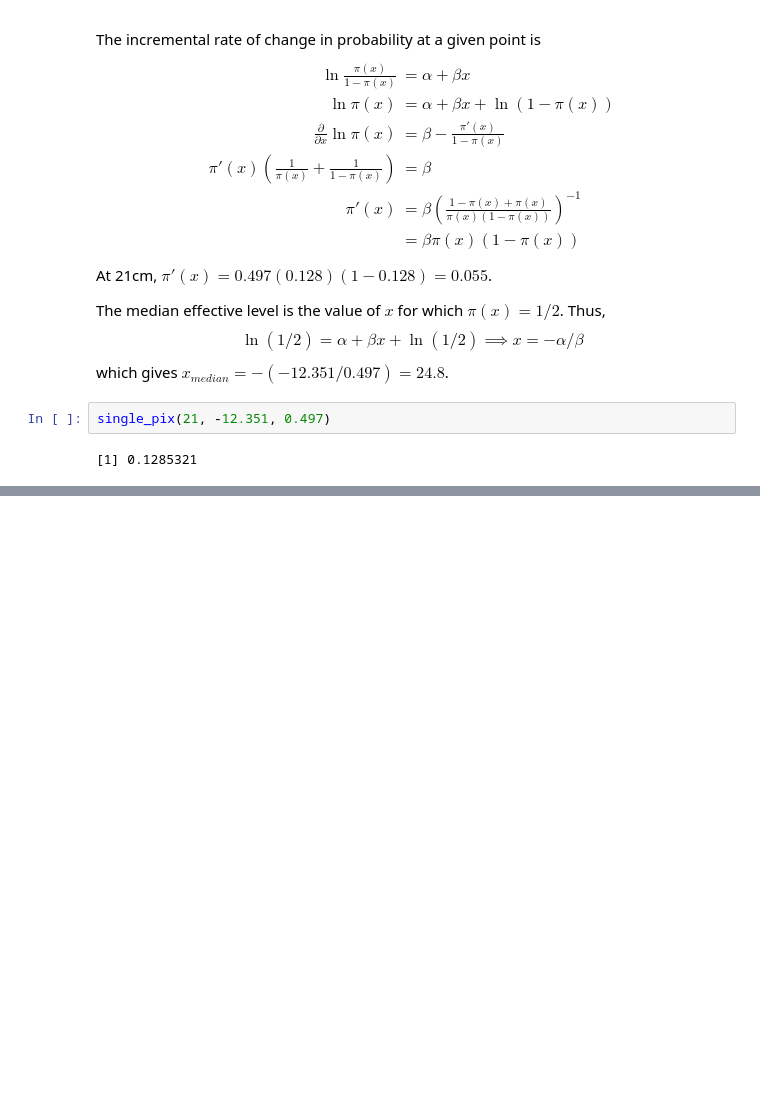
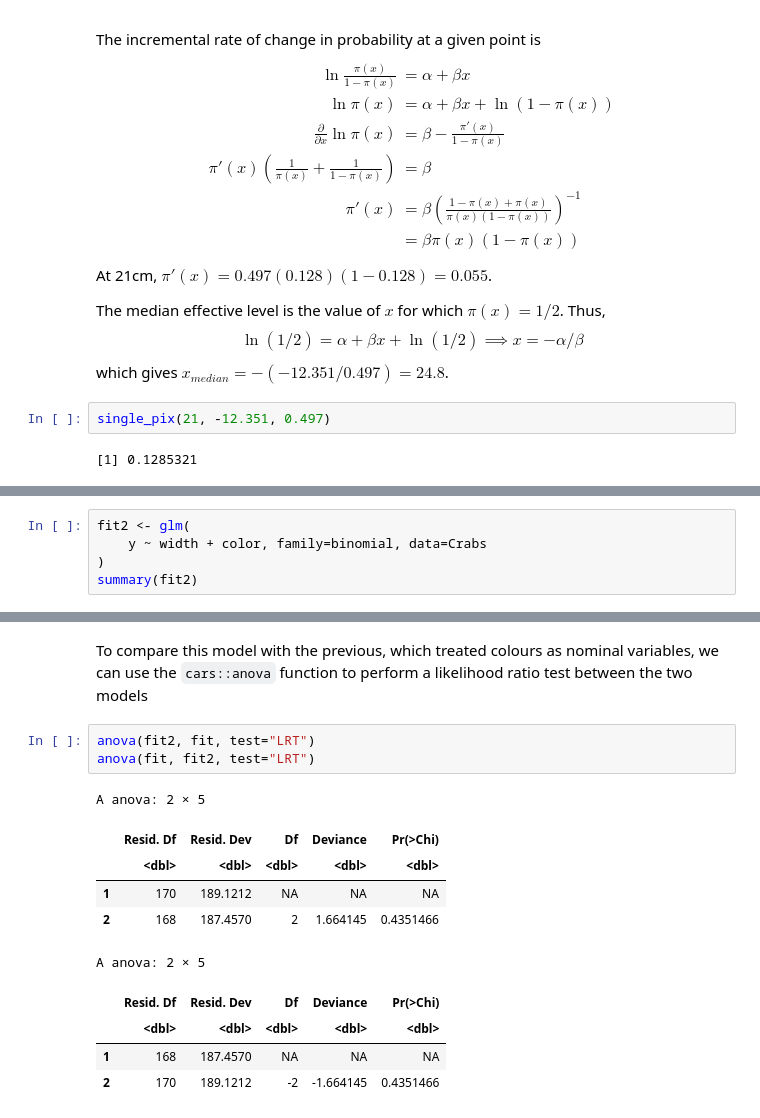
Before and after one commit to haganenoneko/CategoricalDataAnalysis, a Jupyter notebook: notebooks/4_LogisticRegression.ipynb, the cells around one changed output, grey strips where cells are left out. Saved outputs shown, nothing was run; the diff lists cells and outputs as text; blank space fills up the shorter version.

```diff
--- a/notebooks/4_LogisticRegression.ipynb
+++ b/notebooks/4_LogisticRegression.ipynb
@@ -157,0 +387,5 @@ single_pix(21, -12.351, 0.497)
+# %%
+fit2 <- glm(
+    y ~ width + color, family=binomial, data=Crabs
+)
+summary(fit2)
@@ -157,0 +410,16 @@ single_pix(21, -12.351, 0.497)
+# %% [markdown]
+To compare this model with the previous, which treated colours as nominal variables, we can use the `cars::anova` function to perform a likelihood ratio test between the two models
+# %%
+anova(fit2, fit, test="LRT")
+anova(fit, fit2, test="LRT")
+# %% [output]
+A anova: 2 × 5
+|  | Resid. Df | Resid. Dev | Df | Deviance | Pr(>Chi) |
+|  | <dbl> | <dbl> | <dbl> | <dbl> | <dbl> |
+| 1 | 170 | 189.1212 | NA | NA | NA |
+| 2 | 168 | 187.4570 | 2 | 1.664145 | 0.4351466 |
+A anova: 2 × 5
+|  | Resid. Df | Resid. Dev | Df | Deviance | Pr(>Chi) |
+|  | <dbl> | <dbl> | <dbl> | <dbl> | <dbl> |
+| 1 | 168 | 187.4570 | NA | NA | NA |
+| 2 | 170 | 189.1212 | -2 | -1.664145 | 0.4351466 |
```
Also changed, not shown: parts of 37 cells of this notebook.
